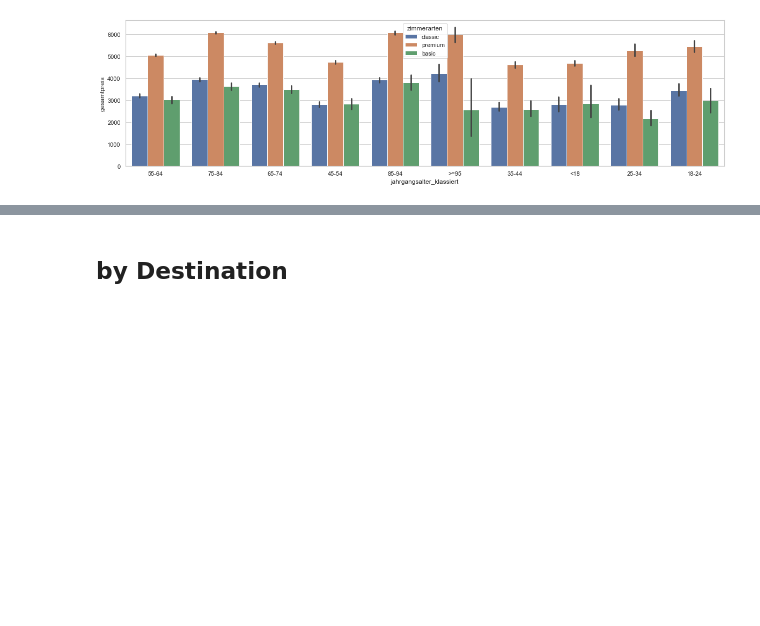
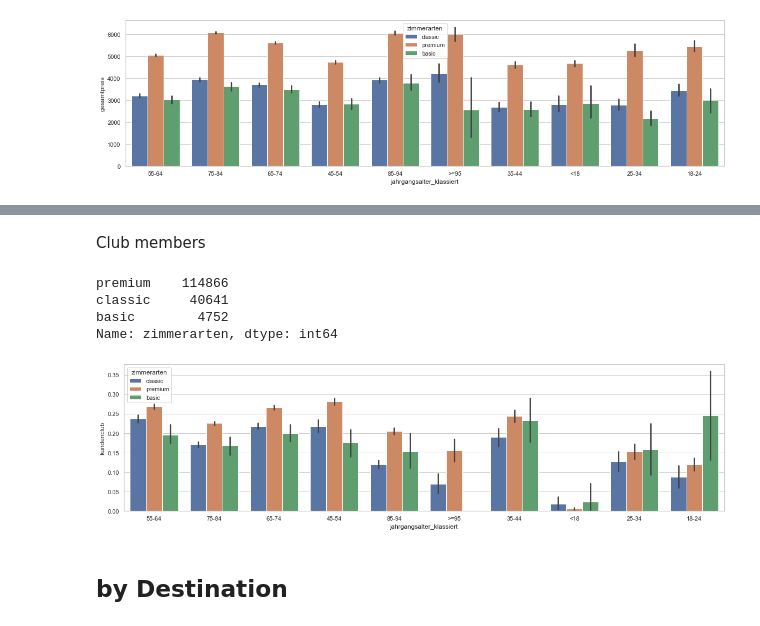
Before and after one commit to argv1/Booking-Prediction-EDA, a Jupyter notebook: 2-Features_and_EDA.ipynb, the cells around one changed output, grey strips where cells are left out. Saved outputs shown, nothing was run; the diff lists cells and outputs as text; code cells hidden in the pictures; blank space fills up the shorter version.

```diff
--- a/2-Features_and_EDA.ipynb
+++ b/2-Features_and_EDA.ipynb
@@ -474,3 +501,15 @@ Name: zimmerarten, dtype: int64
+# %% [markdown]
+Club members
+# %%
+print(df.zimmerarten.value_counts())
+plt.figure(figsize=(20,5))
+ax = sns.barplot(x="jahrgangsalter_klassiert", y="kundenclub", hue="zimmerarten", data=df)
+# %% [output]
+premium    114866
+classic     40641
+basic        4752
+Name: zimmerarten, dtype: int64
+[figure, added]
 # %% [markdown]
 ## by Destination
 # %% [markdown]
```
Also changed, not shown: parts of 32 cells of this notebook.
